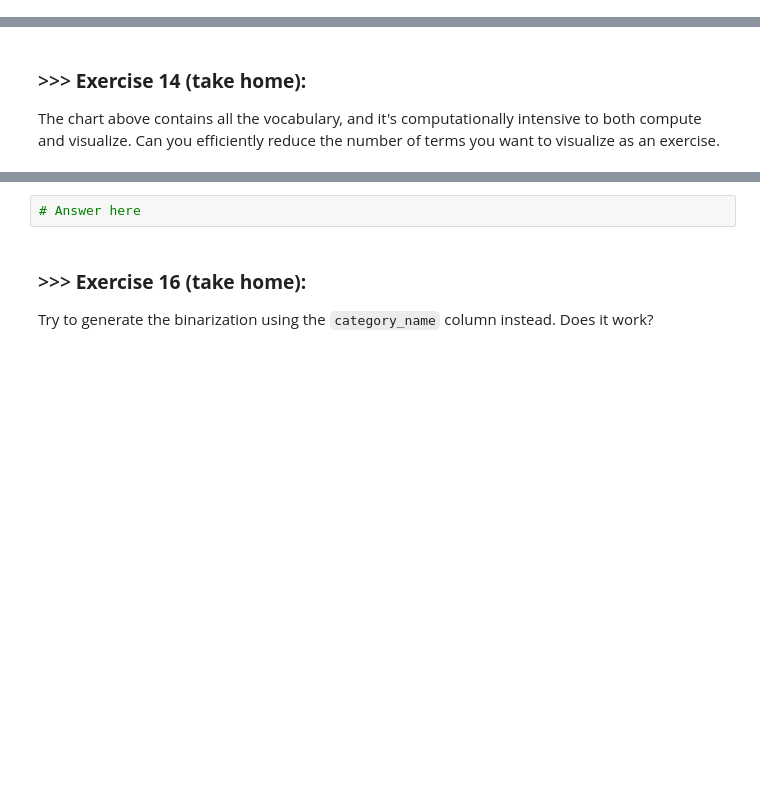
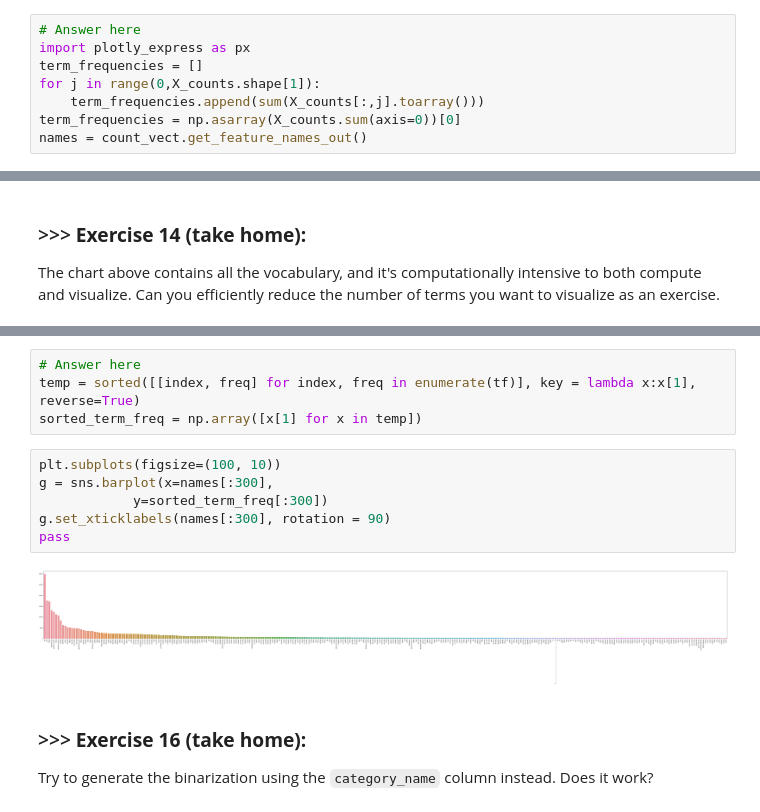
Before and after one commit to tomqwrtyu/DM2022-Lab1-Homework, a Jupyter notebook: DM2022-Lab1-Homework.ipynb, the cells around one changed output, grey strips where cells are left out. Cells and saved outputs as stored; diff of their text form; blank space fills up the shorter version.

```diff
--- a/DM2022-Lab1-Homework.ipynb
+++ b/DM2022-Lab1-Homework.ipynb
@@ -233,0 +262,8 @@ fig.show()
+# %%
+# Answer here
+import plotly_express as px
+term_frequencies = []
+for j in range(0,X_counts.shape[1]):
+    term_frequencies.append(sum(X_counts[:,j].toarray()))
+term_frequencies = np.asarray(X_counts.sum(axis=0))[0]
+names = count_vect.get_feature_names_out()
@@ -241,8 +325,18 @@ The chart above contains all the vocabulary, and it's computationally intensive
 Additionally, you can attempt to sort the terms on the `x-axis` by frequency instead of in alphabetical order. This way the visualization is more meaninfgul and you will be able to observe the so called [long tail](https://en.wikipedia.org/wiki/Long_tail) (get familiar with this term since it will appear a lot in data mining and other statistics courses). see picture below
 
 ![alt txt](https://upload.wikimedia.org/wikipedia/commons/thumb/8/8a/Long_tail.svg/1000px-Long_tail.svg.png)
-# %%
-# Answer here
+# %%
+# Answer here
+temp = sorted([[index, freq] for index, freq in enumerate(tf)], key = lambda x:x[1], reverse=True)
+sorted_term_freq = np.array([x[1] for x in temp])
+# %%
+plt.subplots(figsize=(100, 10))
+g = sns.barplot(x=names[:300],
+            y=sorted_term_freq[:300])
+g.set_xticklabels(names[:300], rotation = 90)
+pass
+# %% [output]
+[figure, added]
 # %% [markdown]
 ### >>> **Exercise 16 (take home):**
 Try to generate the binarization using the `category_name` column instead. Does it work?
```
Also changed, not shown: parts of 87 cells of this notebook.
